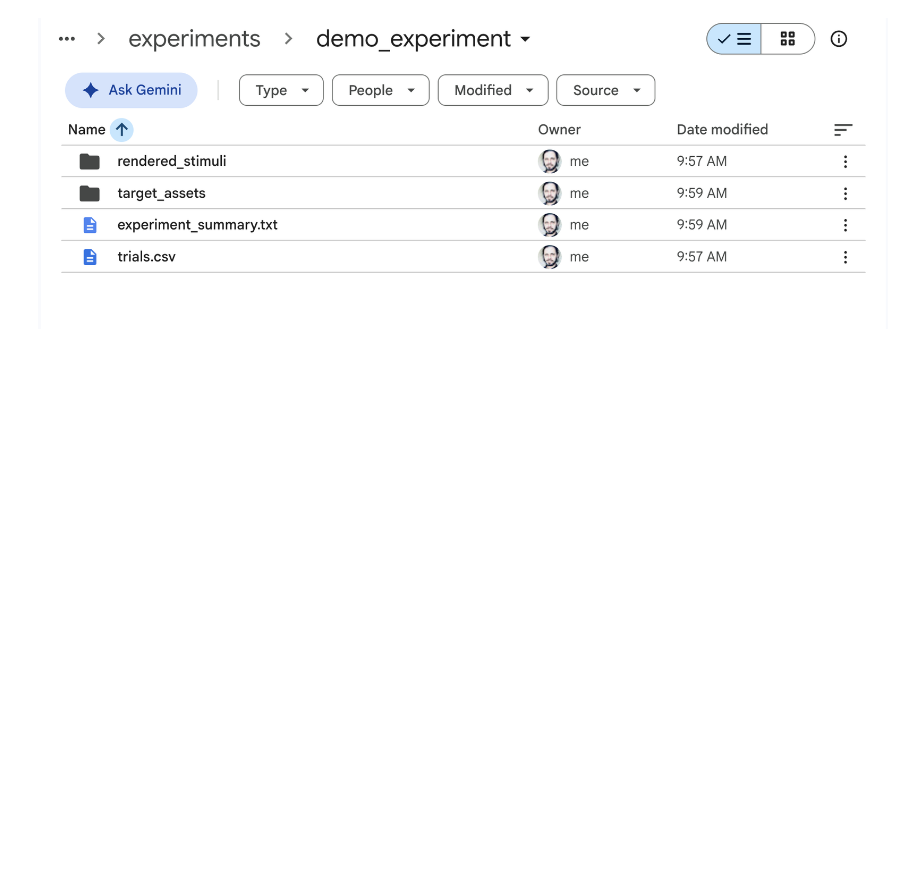
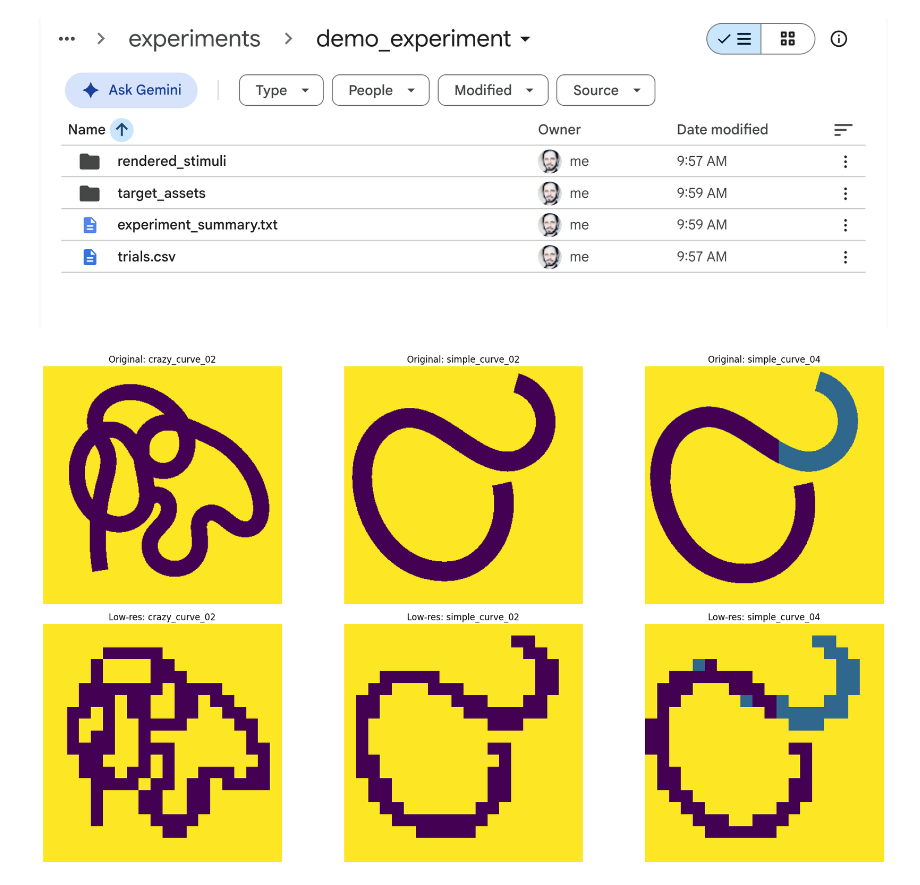
Before and after one commit to nase0005/n-point-probes-, a Jupyter notebook: make_an_experiment_v1.ipynb, the cells around one changed output. Drawn from its saved outputs; the diff is of its cells as text; code cells hidden in the pictures; blank space fills up the shorter version.

Commit message:
updated the notebook
shows how downsampling works, show downsampled target images

```diff
--- a/make_an_experiment_v1.ipynb
+++ b/make_an_experiment_v1.ipynb
@@ -153,3 +153,35 @@ if exp.validate():
 ## Output folder should look like this when done
 # %% [markdown]
 ![Screen Shot 2026-09-16 at 10.00.53 AM.png](embedded-picture-1)
+# %%
+##if you want to downsample the label_maps and probe_masks, you can do this and it will leave the object_count data unchanged
+##downsample the vec_dict data. The target images are downsampled at exactly the grid of pixels from with the probe points are sampled
+low_res_data = downsample_data_bundle(vec_dict, inplace = False)
+# %%
+##here are the target images at display and downsampled resolution
+num_images = len(vec_dict)
+
+fig, axes = plt.subplots(2, num_images, figsize=(6 * num_images, 10))
+
+# Ensure axes is always a 2D array, even if num_images is 1
+if num_images == 1:
+    axes = np.array([axes]).reshape(2, 1)
+
+for i, (image_name, original_data) in enumerate(vec_dict.items()):
+    original_rgba = original_data['target_assets']['label_map']
+    low_res_rgba = low_res_data[image_name]['target_assets']['label_map']
+
+    # Top row: Original images
+    axes[0, i].imshow(original_rgba)
+    axes[0, i].set_title(f'Original: {image_name}')
+    axes[0, i].axis('off')
+
+    # Bottom row: Low-resolution images
+    axes[1, i].imshow(low_res_rgba)
+    axes[1, i].set_title(f'Low-res: {image_name}')
+    axes[1, i].axis('off')
+
+plt.tight_layout()
+plt.show()
+# %% [output]
+[figure, added]
```
Also changed, not shown: parts of 1 cell of this notebook.
